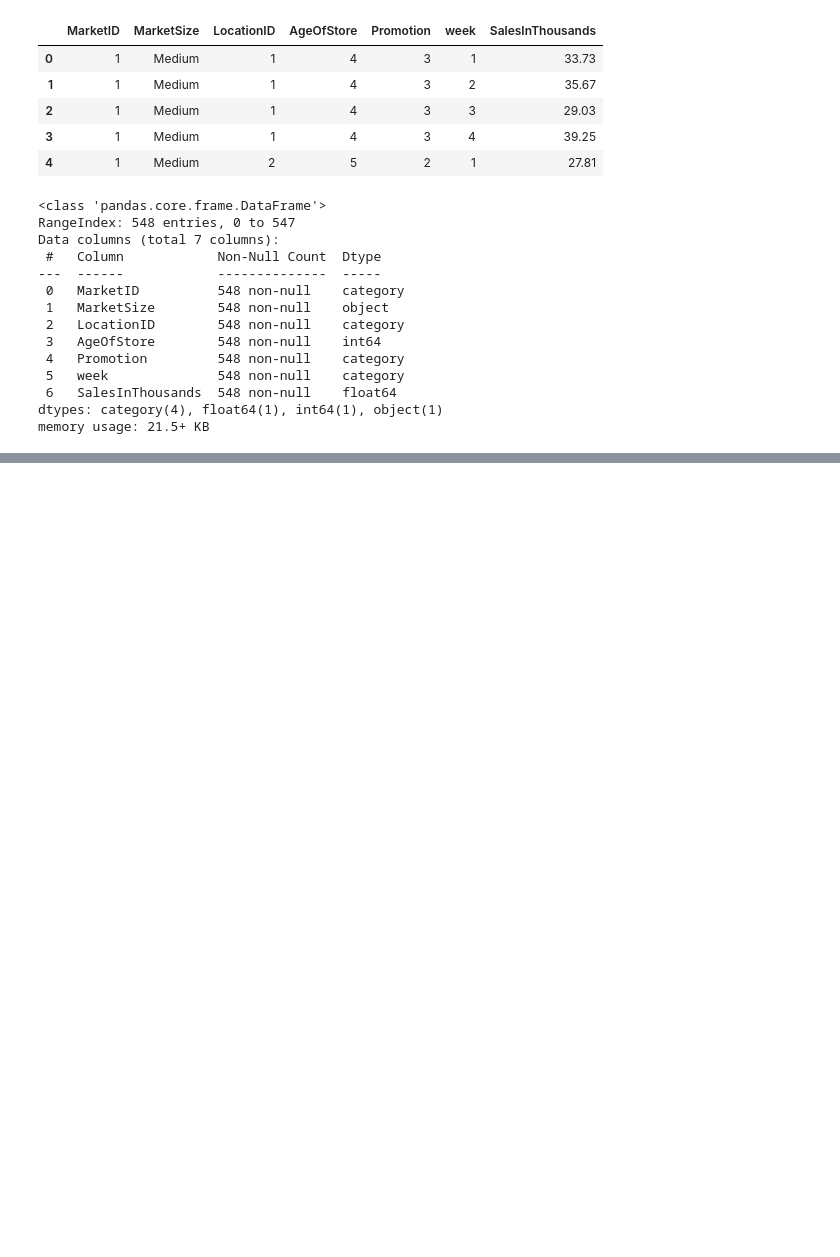
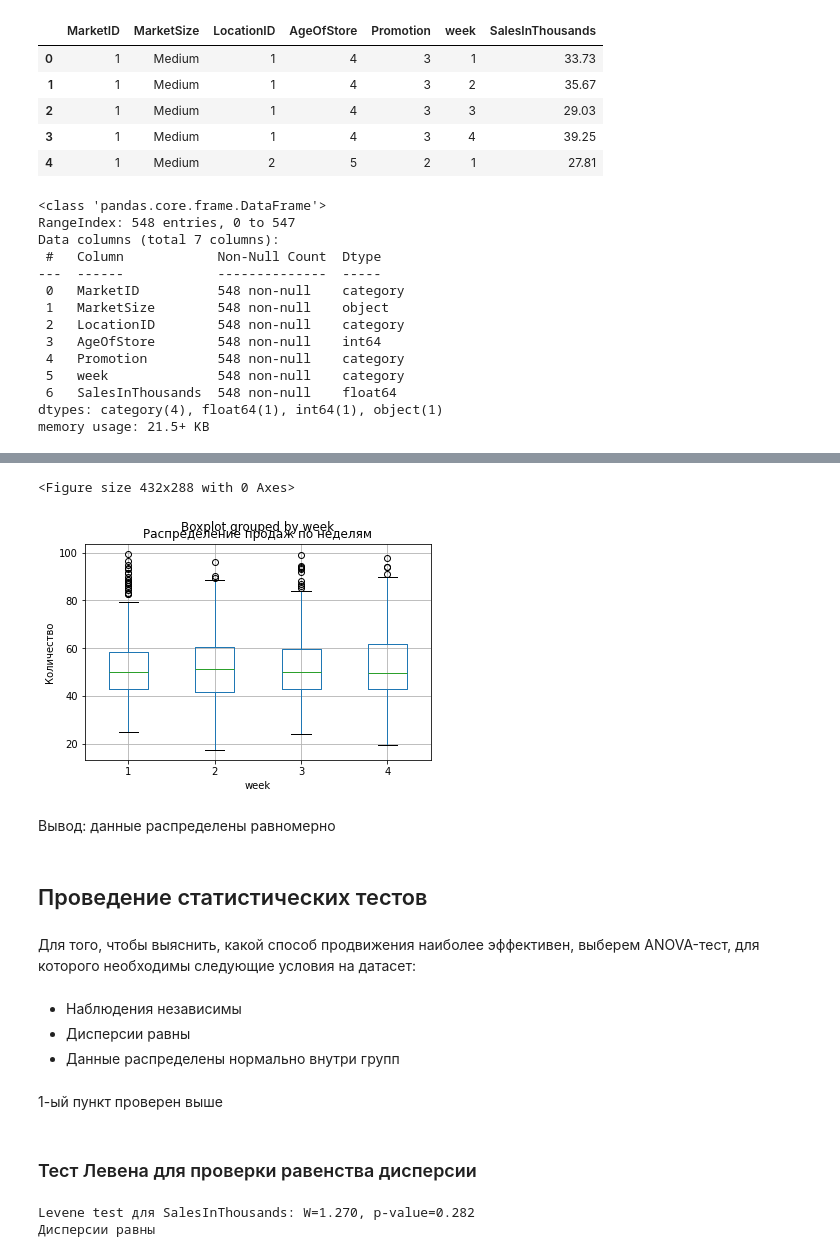
Before and after one commit to Ltaudato1/pet_analytic_ml, a Jupyter notebook: research.ipynb, the cells around one changed output, grey strips where cells are left out. Cells and saved outputs as stored; diff of their text form; code cells hidden in the pictures; blank space fills up the shorter version.

```diff
--- a/research.ipynb
+++ b/research.ipynb
@@ -50,0 +110,34 @@ memory usage: 21.5+ KB
+# %%
+plt.figure()
+data.boxplot(column='SalesInThousands', by='week')
+plt.title('Распределение продаж по неделям')
+plt.ylabel('Количество')
+plt.show()
+# %% [output]
+<Figure size 432x288 with 0 Axes>
+[figure, added]
+# %% [markdown]
+Вывод: данные распределены равномерно
+# %% [markdown]
+## Проведение статистических тестов
+# %% [markdown]
+Для того, чтобы выяснить, какой способ продвижения наиболее эффективен, выберем ANOVA-тест, для которого необходимы следующие условия на датасет:
+# %% [markdown]
+- Наблюдения независимы
+- Дисперсии равны
+- Данные распределены нормально внутри групп
+# %% [markdown]
+1-ый пункт проверен выше
+# %% [markdown]
+### Тест Левена для проверки равенства дисперсии
+# %%
+groups = [data.loc[data['Promotion'] == p, 'SalesInThousands'] for p in sorted(data.Promotion.unique())]
+lev_stats, lev_p = stats.levene(*groups)
+print(f"Levene test для SalesInThousands: W={lev_stats:.3f}, p-value={lev_p:.3f}")
+if lev_p < 0.05:
+    print("Дисперсии не равны")
+else:
+    print("Дисперсии равны")
+# %% [output]
+Levene test для SalesInThousands: W=1.270, p-value=0.282
+Дисперсии равны
```
Also changed, not shown: parts of 23 cells of this notebook.
